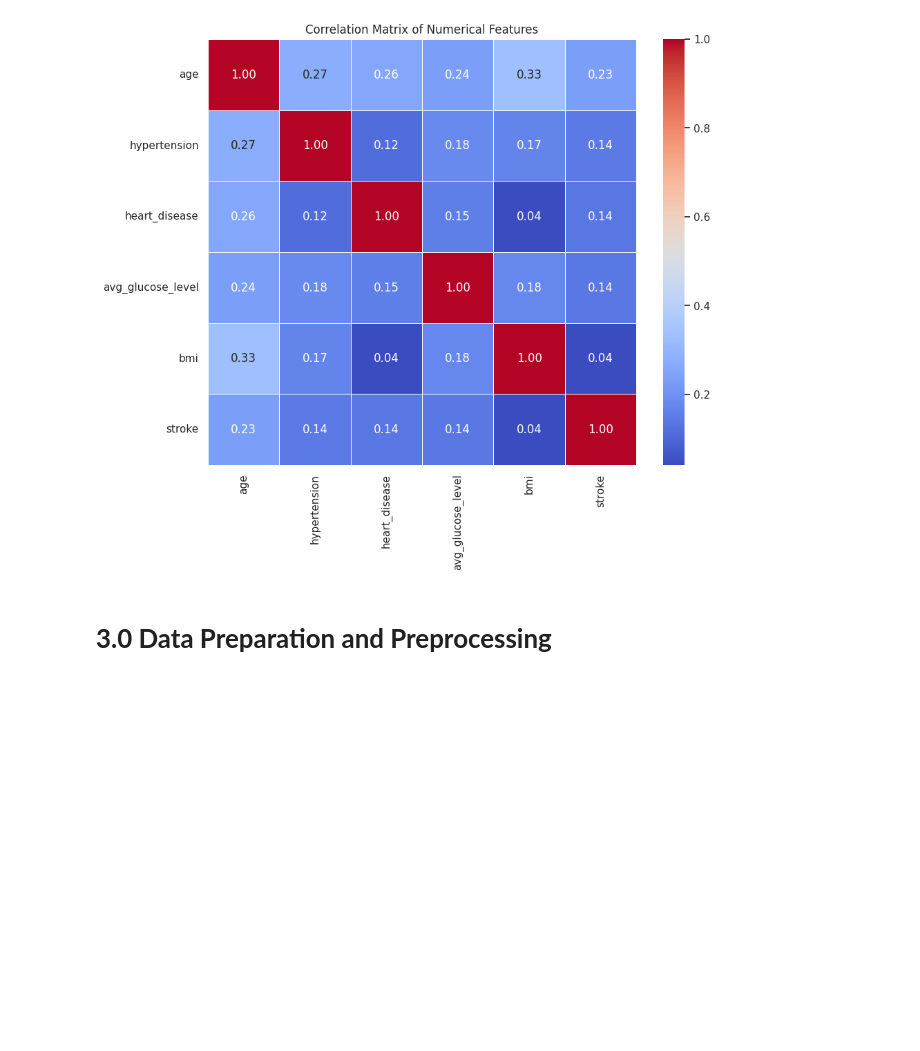
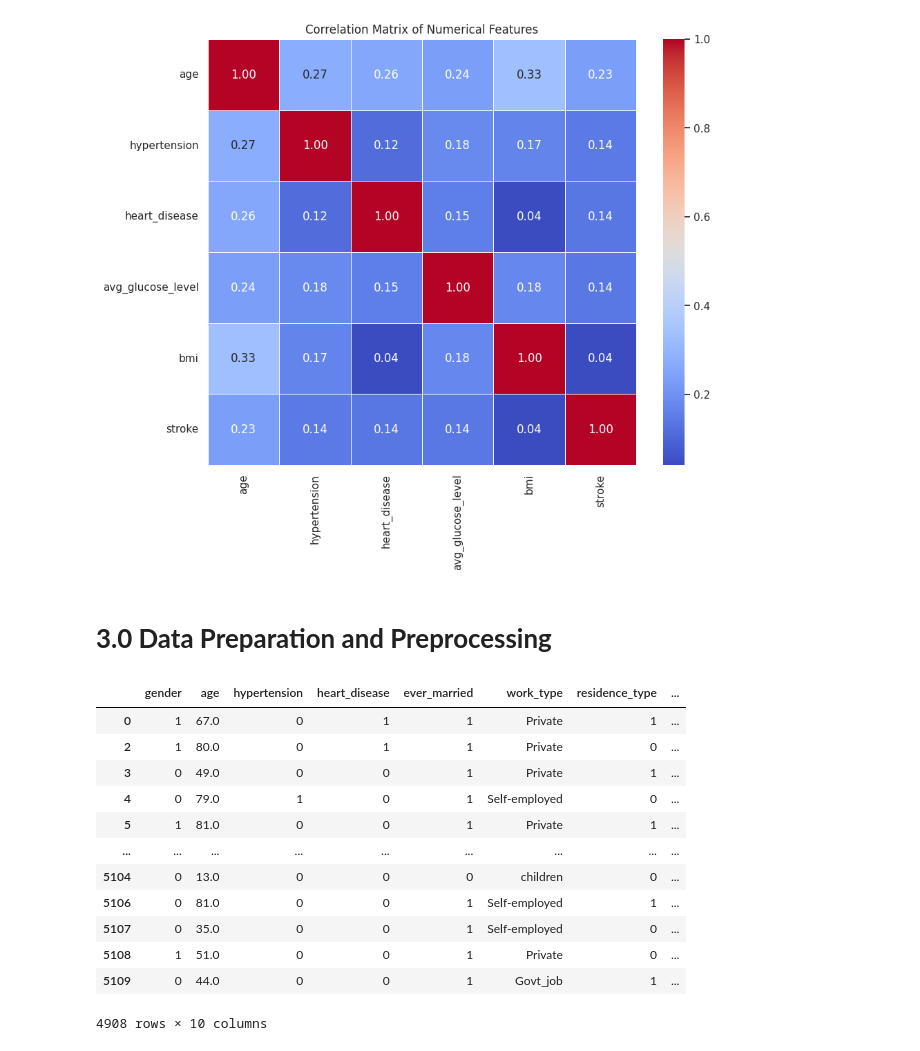
Before and after one commit to Chii2401344/BCS102_Assignment, a Jupyter notebook: BCS102_Assignment.ipynb, the cells around one changed output. Saved outputs shown, nothing was run; the diff lists cells and outputs as text; code cells hidden in the pictures; blank space fills up the shorter version.

```diff
--- a/BCS102_Assignment.ipynb
+++ b/BCS102_Assignment.ipynb
@@ -308,0 +321,33 @@ plt.show()
+# %%
+# Seperating input and output variables
+x = df[['gender', 'age', 'hypertension', 'heart_disease', 'ever_married', 'work_type', 'residence_type', 'avg_glucose_level', 'bmi', 'smoking_status']]
+y = df['stroke']
+# %%
+# Seperate ordinal, categorical and numerical features
+ord = ['gender', 'hypertension', 'heart_disease', 'ever_married', 'residence_type']
+cat = ['work_type', 'smoking_status']
+cont = ['age', 'avg_glucose_level', 'bmi']
+# %%
+# Copy the input DataFrame to avoid modifying the original
+x_encoded = x.copy()
+# Initialize LabelEncoding
+le = LabelEncoder()
+# Apply label encoding to ordinal features
+for col in ord:
+    x_encoded[col] = le.fit_transform(x_encoded[col])
+
+x_encoded
+# %% [output]
+|  | gender | age | hypertension | heart_disease | ever_married | work_type | residence_type | ... |
+| 0 | 1 | 67.0 | 0 | 1 | 1 | Private | 1 | ... |
+| 2 | 1 | 80.0 | 0 | 1 | 1 | Private | 0 | ... |
+| 3 | 0 | 49.0 | 0 | 0 | 1 | Private | 1 | ... |
+| 4 | 0 | 79.0 | 1 | 0 | 1 | Self-employed | 0 | ... |
+| 5 | 1 | 81.0 | 0 | 0 | 1 | Private | 1 | ... |
+| ... | ... | ... | ... | ... | ... | ... | ... | ... |
+| 5104 | 0 | 13.0 | 0 | 0 | 0 | children | 0 | ... |
+| 5106 | 0 | 81.0 | 0 | 0 | 1 | Self-employed | 1 | ... |
+| 5107 | 0 | 35.0 | 0 | 0 | 1 | Self-employed | 0 | ... |
+| 5108 | 1 | 51.0 | 0 | 0 | 1 | Private | 0 | ... |
+| 5109 | 0 | 44.0 | 0 | 0 | 1 | Govt_job | 1 | ... |
+4908 rows × 10 columns
```
Also changed, not shown: parts of 4 cells of this notebook.
